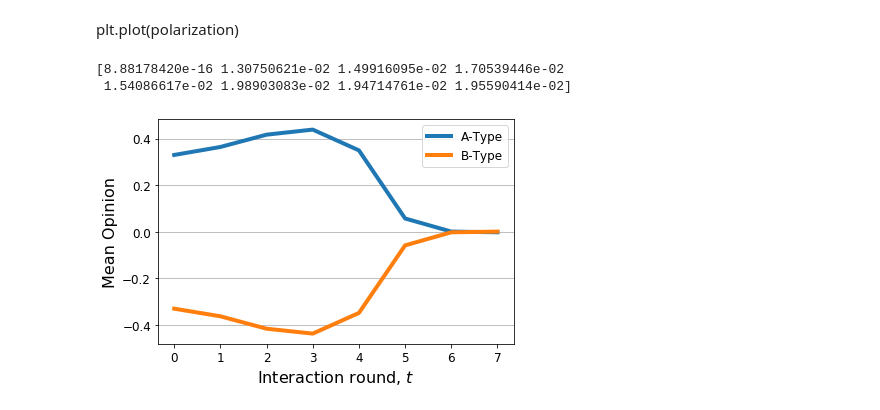
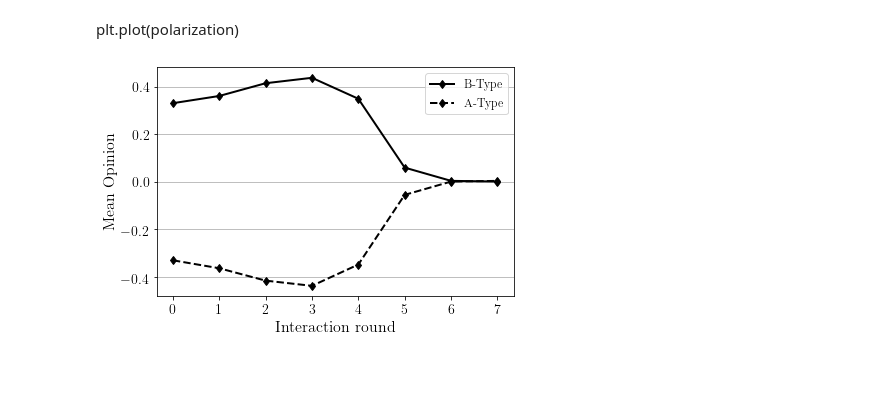
Before and after one commit to mt-digital/group-polarization, a Jupyter notebook: notebooks/Modeling Mäs & Flache (2013) with Flache & Macy (2011) model.ipynb, the cells around one changed output. Drawn from its saved outputs; the diff is of its cells as text; code cells hidden in the pictures; blank space fills up the shorter version.

```diff
--- a/notebooks/Modeling Mäs & Flache (2013) with Flache & Macy (2011) model.ipynb
+++ b/notebooks/Modeling Mäs & Flache (2013) with Flache & Macy (2011) model.ipynb
@@ -93,24 +95,22 @@ mean_polarization = polarizations.mean(axis=0)
 print(a_means.std(axis=0))
 
 x = np.arange(n_timesteps)
-
-# plt.plot(x, a_mean, marker='o', lw=4, ms=6, label='A-Type')
-# plt.plot(x, b_mean, marker='o', lw=4, ms=6, label='B-Type')
-plt.plot(x, a_mean, lw=4, ms=6, label='A-Type')
-plt.plot(x, b_mean, lw=4, ms=6, label='B-Type')
-plt.legend(prop={'size': 12})
-plt.grid(axis='y')
-plt.ylabel('Mean Opinion', size=16)
-plt.xlabel('Interaction round, $t$', size=16)
-plt.xticks(size=12)
-plt.yticks(size=12)
-# plt.grid(axis='both')
-
-plt.savefig('/Users/mt/workspace/papers/cogsci2020/Figures/MeanOpinionVsTime_MF2013.pdf')
-# %% [output]
-[8.88178420e-16 1.30750621e-02 1.49916095e-02 1.70539446e-02
- 1.54086617e-02 1.98903083e-02 1.94714761e-02 1.95590414e-02]
-[figure, removed]
+# %%
+# plt.plot(x, a_mean, marker='o', lw=4, ms=6, label='A-Type')
+# plt.plot(x, b_mean, marker='o', lw=4, ms=6, label='B-Type')
+plt.plot(x, a_mean, lw=2, ms=6, color='black', marker='d', label='B-Type')
+plt.plot(x, b_mean, lw=2, ms=6, color='black', marker='d', ls='--', label='A-Type')
+plt.legend(prop={'size': 12})
+plt.grid(axis='y')
+plt.ylabel('Mean Opinion', size=16)
+plt.xlabel('Interaction round', size=16)
+plt.xticks(size=14)
+plt.yticks(size=14)
+# plt.grid(axis='both')
+
+plt.savefig('/Users/mt/workspace/papers/cogsci2020/Figures/MeanOpinionVsTime_MF2013.pdf')
+# %% [output]
+[figure, added]
 # %%
 from mas_flache_2013 import polarization_series
 polarization = polarization_series(res)
```
Also changed, not shown: parts of 4 cells of this notebook, 4 other files.
